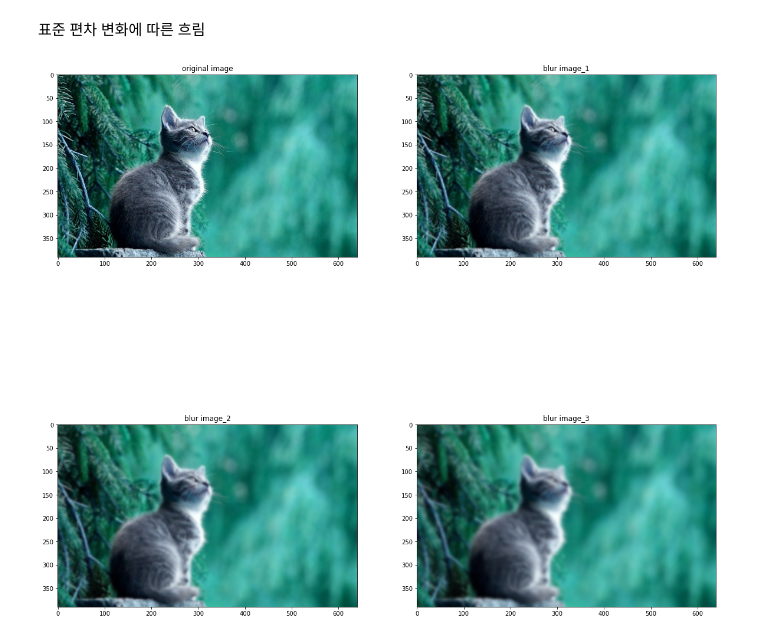
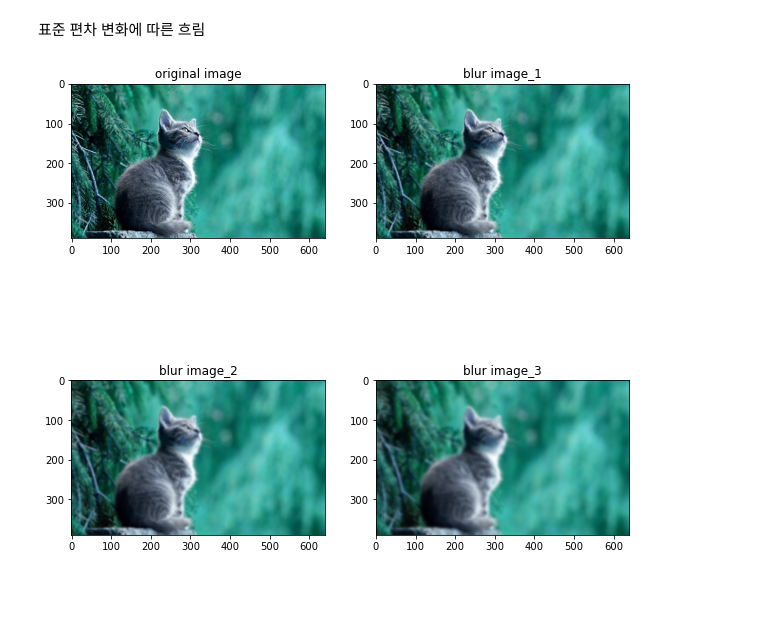
Before and after one commit to jcrescit/face_recognition, a Jupyter notebook: OPENCV/learning/11.image_transformation(Blur).ipynb, the cells around one changed output. Saved outputs shown, nothing was run; the diff lists cells and outputs as text; code cells hidden in the pictures; blank space fills up the shorter version.

```diff
--- a/OPENCV/learning/11.image_transformation(Blur).ipynb
+++ b/OPENCV/learning/11.image_transformation(Blur).ipynb
@@ -43,31 +43,31 @@ plt.show()
 # %%
 import cv2
 img = cv2.imread('image/img.jpg')
 
 sigma_1 = cv2.GaussianBlur(img, (0, 0), 1) # sigmaX : 가우시안 커널의 x방향의 표준 편차
 sigma_2 = cv2.GaussianBlur(img, (0, 0), 2)
 sigma_3 = cv2.GaussianBlur(img, (0, 0), 3)
 
-fig = plt.figure(figsize = (20, 20))
+fig = plt.figure(figsize = (10, 10))
 rows = 2
 cols = 2
 
 ax1 = fig.add_subplot(rows, cols, 1)
 ax1.set_title('original image')
 plt.imshow(img)
 
 ax2 = fig.add_subplot(rows, cols, 2)
 ax2.set_title('blur image_1')
 plt.imshow(sigma_1)
 
 ax2 = fig.add_subplot(rows, cols, 3)
 ax2.set_title('blur image_2')
 plt.imshow(sigma_2)
 
 ax2 = fig.add_subplot(rows, cols, 4)
 ax2.set_title('blur image_3')
 plt.imshow(sigma_3)
 
 plt.show()
 # %% [output]
-[figure, old version]
+[figure, new version]
```
Also changed, not shown: parts of 1 cell of this notebook.
